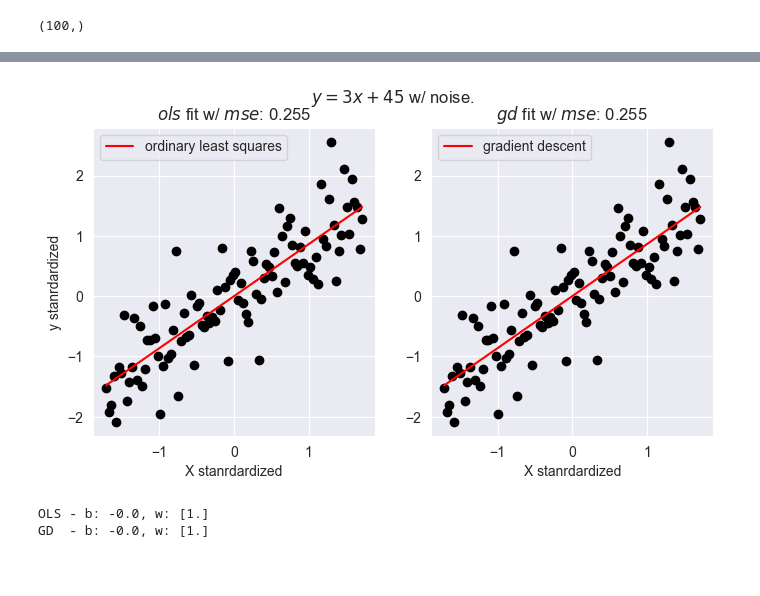
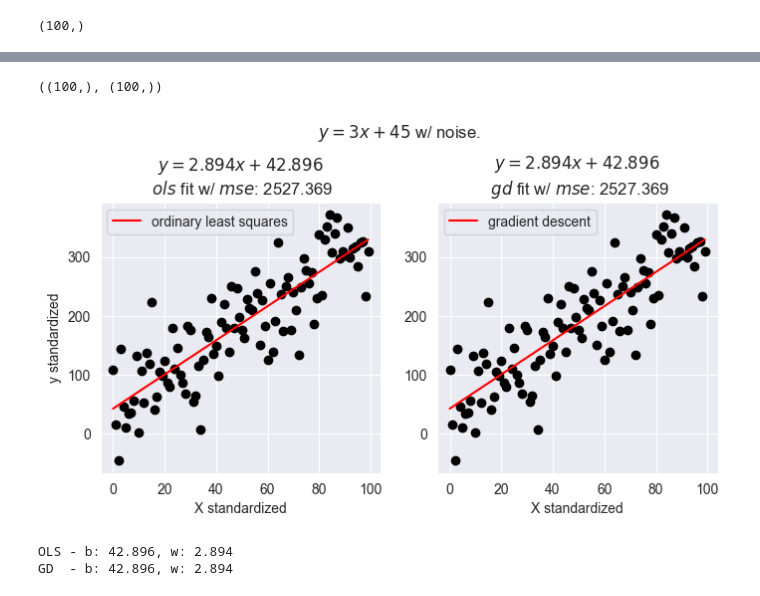
Before and after one commit to codezart44/ML-scratch, a Jupyter notebook: LinearRegression/linreg_notebook.ipynb, the cells around one changed output, grey strips where cells are left out. Drawn from its saved outputs; the diff is of its cells as text; code cells hidden in the pictures; blank space fills up the shorter version.

Commit message:
rescaled data before plotting

```diff
--- a/LinearRegression/linreg_notebook.ipynb
+++ b/LinearRegression/linreg_notebook.ipynb
@@ -48,10 +48,11 @@ ___
 # %%
 def standardize(a: np.ndarray) -> np.ndarray:
     u, s = np.mean(a), np.std(a)
-    return (a-u)/s
+    return (a-u)/s, u, s
 
-Xst = standardize(X)
-yst = standardize(y)
+# mean and std need to rescale b, w & y_pred to original scale.
+Xst, ux, sx = standardize(X)
+yst, uy, sy = standardize(y)
 
 Xst.shape, yst.shape
 # %% [output]
@@ -108,3 +119,19 @@ y_predGD.shape
+# %%
+rescale_y = lambda y_sc: np.round(y_sc * sy + uy, decimals=3)
+rescale_b = lambda b, w: np.round(b * sy + uy - w * ux * sy/sx, decimals=3)
+rescale_w = lambda w: np.round(w * sy/sx, decimals=3)
+
+yOLS = rescale_y(y_sc=y_predOLS)
+bOLS = rescale_b(b=linregOLS.b, w=linregOLS.w[0])
+wOLS = rescale_w(w=linregOLS.w[0])
+
+yGD = rescale_y(y_sc=y_predGD)
+bGD = rescale_b(b=linregGD.b, w=linregGD.w[0])
+wGD = rescale_w(w=linregGD.w[0])
+
+yOLS.shape, yGD.shape
+# %% [output]
+((100,), (100,))
 # %%
 # accuracy measurement for regression
 def mean_square_error(y_true, y_pred, decimals:int=3) -> int:
@@ -113,28 +140,29 @@ def mean_square_error(y_true, y_pred, decimals:int=3) -> int:
 # %%
 fig = plt.figure(figsize=(8,4))
 fig.suptitle(rf'$y = {w}x + {b}$ w/ noise.')
+fig.subplots_adjust(top=0.78, bottom=0.1)
 
 ax1: plt.Axes = plt.axes(121)
-ax1.scatter(Xst, yst, c='k')
-ax1.plot(Xst, y_predOLS, c='r', label='ordinary least squares')
-ax1.set_xlabel('X stanrdardized')
-ax1.set_title(f'$ols$ fit w/ $mse$: {mean_square_error(y_true=yst, y_pred=y_predOLS)}')
+ax1.scatter(X, y, c='k')
+ax1.plot(X, yOLS, c='r', label='ordinary least squares')
+ax1.set_xlabel('X standardized')
+ax1.set_title(f'$y = {wOLS}x + {bOLS}$ \n $ols$ fit w/ $mse$: {mean_square_error(y_true=y, y_pred=yOLS)}')
 ax1.legend()
 
 ax2: plt.Axes = plt.axes(122)
-ax2.scatter(Xst, yst, c='k')
-ax2.plot(Xst, y_predGD, c='r', label='gradient descent')
-ax2.set_xlabel('X stanrdardized')
-ax2.set_title(f'$gd$ fit w/ $mse$: {mean_square_error(y_true=yst, y_pred=y_predGD)}')
+ax2.scatter(X, y, c='k')
+ax2.plot(X, yGD, c='r', label='gradient descent')
+ax2.set_xlabel('X standardized')
+ax2.set_title(f'$y = {wGD}x + {bGD}$ \n $gd$ fit w/ $mse$: {mean_square_error(y_true=y, y_pred=yGD)}')
 ax2.legend()
 
-ax1.set_ylabel('y stanrdardized')
+ax1.set_ylabel('y standardized')
 
 plt.show()
 
-print(f'OLS - b: {np.round(linregGD.b)}, w: {np.round(linregGD.w)}')
-print(f'GD  - b: {np.round(linregOLS.b)}, w: {np.round(linregOLS.w)}')
+print(f'OLS - b: {bOLS}, w: {wOLS}')
+print(f'GD  - b: {bGD}, w: {wGD}')
 # %% [output]
-[figure, old version]
+[figure, new version]
-OLS - b: -0.0, w: [1.]
-GD  - b: -0.0, w: [1.]
+OLS - b: 42.896, w: 2.894
+GD  - b: 42.896, w: 2.894
```
Also changed, not shown: parts of 2 cells of this notebook, 1 other file.
